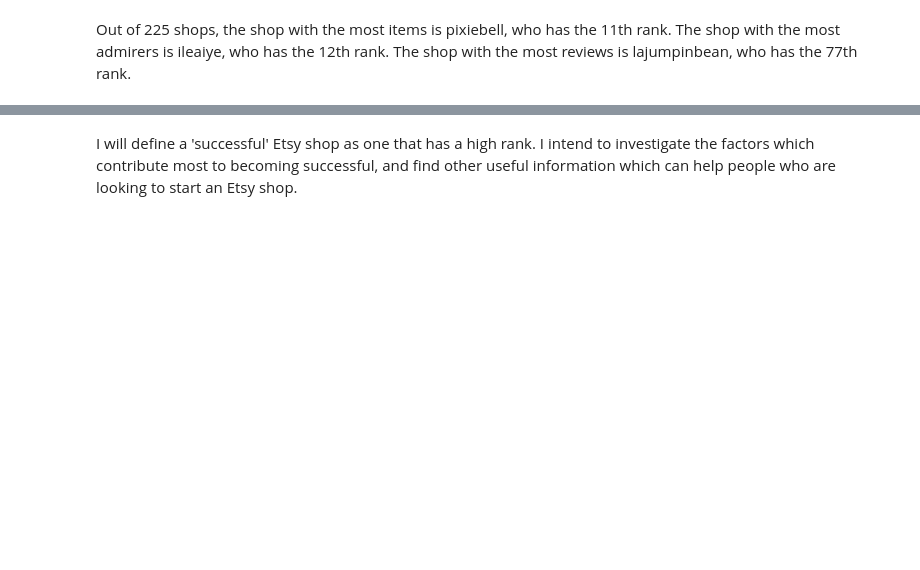
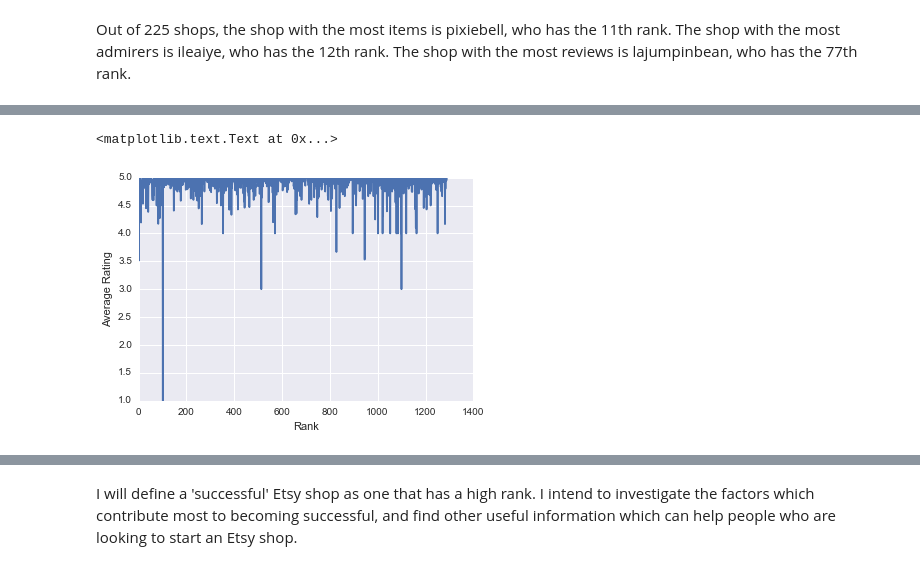
Before and after one commit to taniapapandrea/spring-2015-homeworks, a Jupyter notebook: submissions/Homework-6/6.Etsy-Shops.ipynb, the cells around one changed output, grey strips where cells are left out. Drawn from its saved outputs; the diff is of its cells as text; code cells hidden in the pictures; blank space fills up the shorter version.

```diff
--- a/submissions/Homework-6/6.Etsy-Shops.ipynb
+++ b/submissions/Homework-6/6.Etsy-Shops.ipynb
@@ -75,0 +119,8 @@ Out of 225 shops, the shop with the most items is pixiebell, who has the 11th ra
+# %%
+rating = [x for x in df.Rating if x>1]
+plt.plot(rating)
+plt.xlabel('Rank')
+plt.ylabel('Average Rating')
+# %% [output]
+<matplotlib.text.Text at 0x...>
+[figure, added]
```
Also changed, not shown: parts of 11 cells of this notebook, 1 other file.
